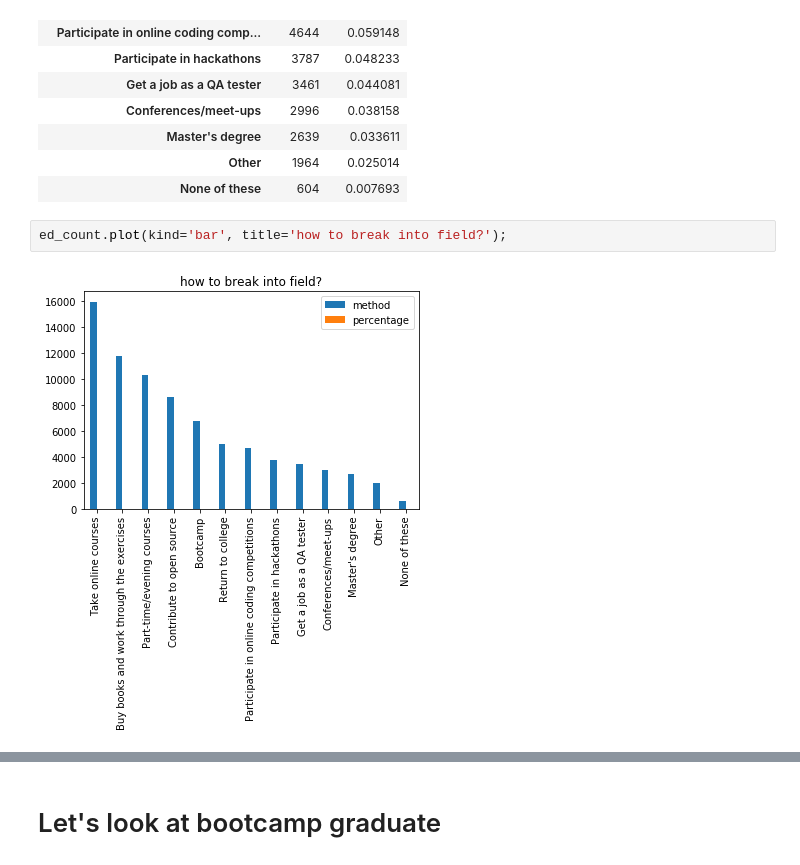
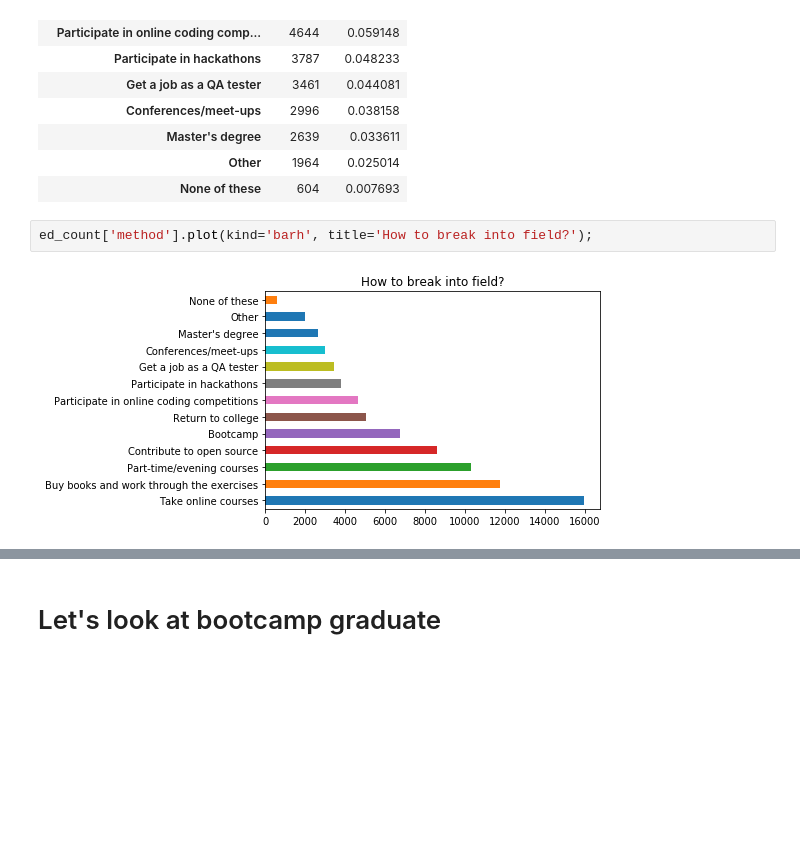
Before and after one commit to Minsifye/Stack-Overflow-Survey-Data-Analysis, a Jupyter notebook: StackOverflow_DataAnalysis_FirstLook.ipynb, the cells around one changed output, grey strips where cells are left out. Drawn from its saved outputs; the diff is of its cells as text; blank space fills up the shorter version.

```diff
--- a/StackOverflow_DataAnalysis_FirstLook.ipynb
+++ b/StackOverflow_DataAnalysis_FirstLook.ipynb
@@ -168,6 +135,6 @@ ed_count
 | Other | 1964 | 0.025014 |
 | None of these | 604 | 0.007693 |
 # %%
-ed_count.plot(kind='bar', title='how to break into field?');
+ed_count['method'].plot(kind='barh', title='How to break into field?');
 # %% [output]
-[figure, old version]
+[figure, new version]
```
Also changed, not shown: parts of 82 cells of this notebook.
